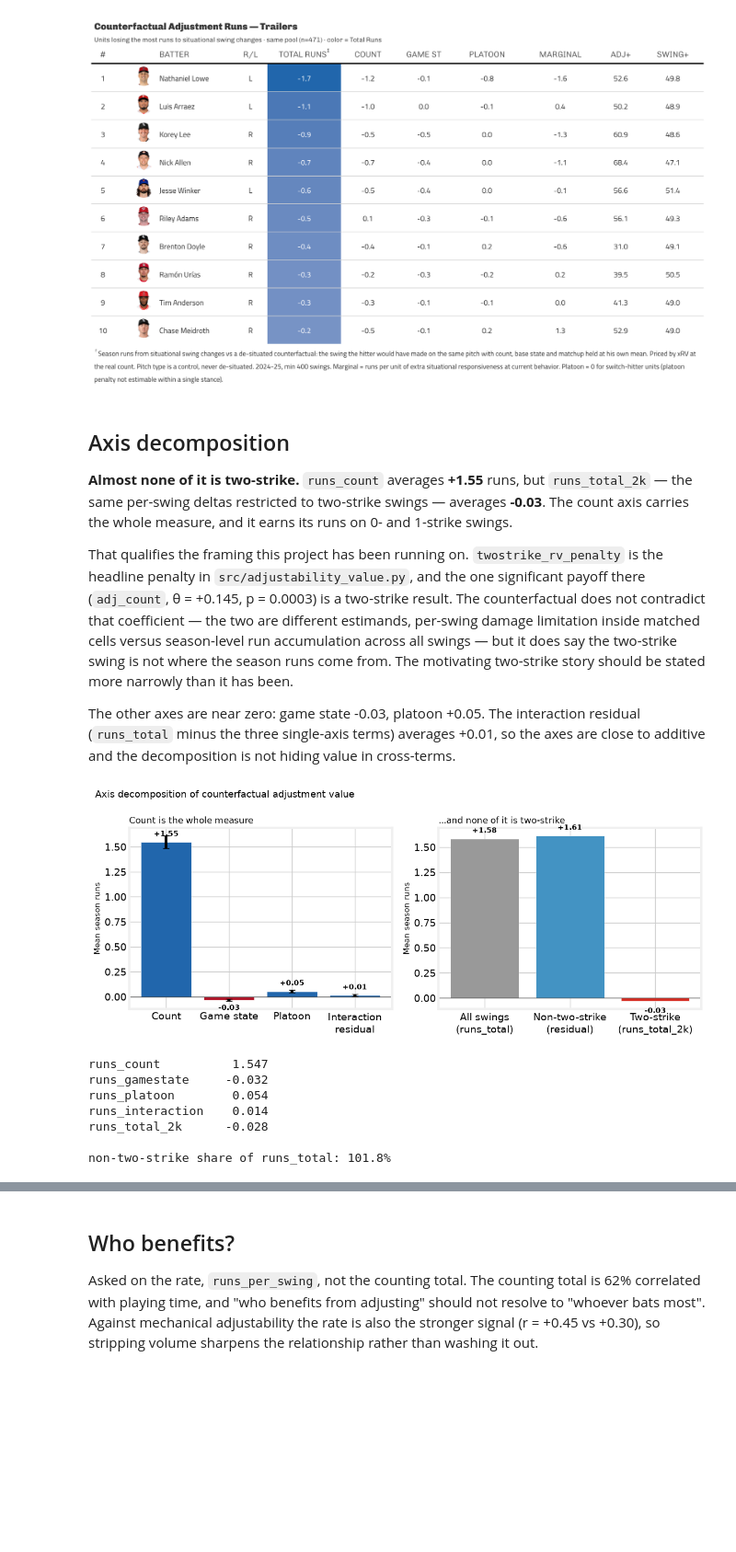
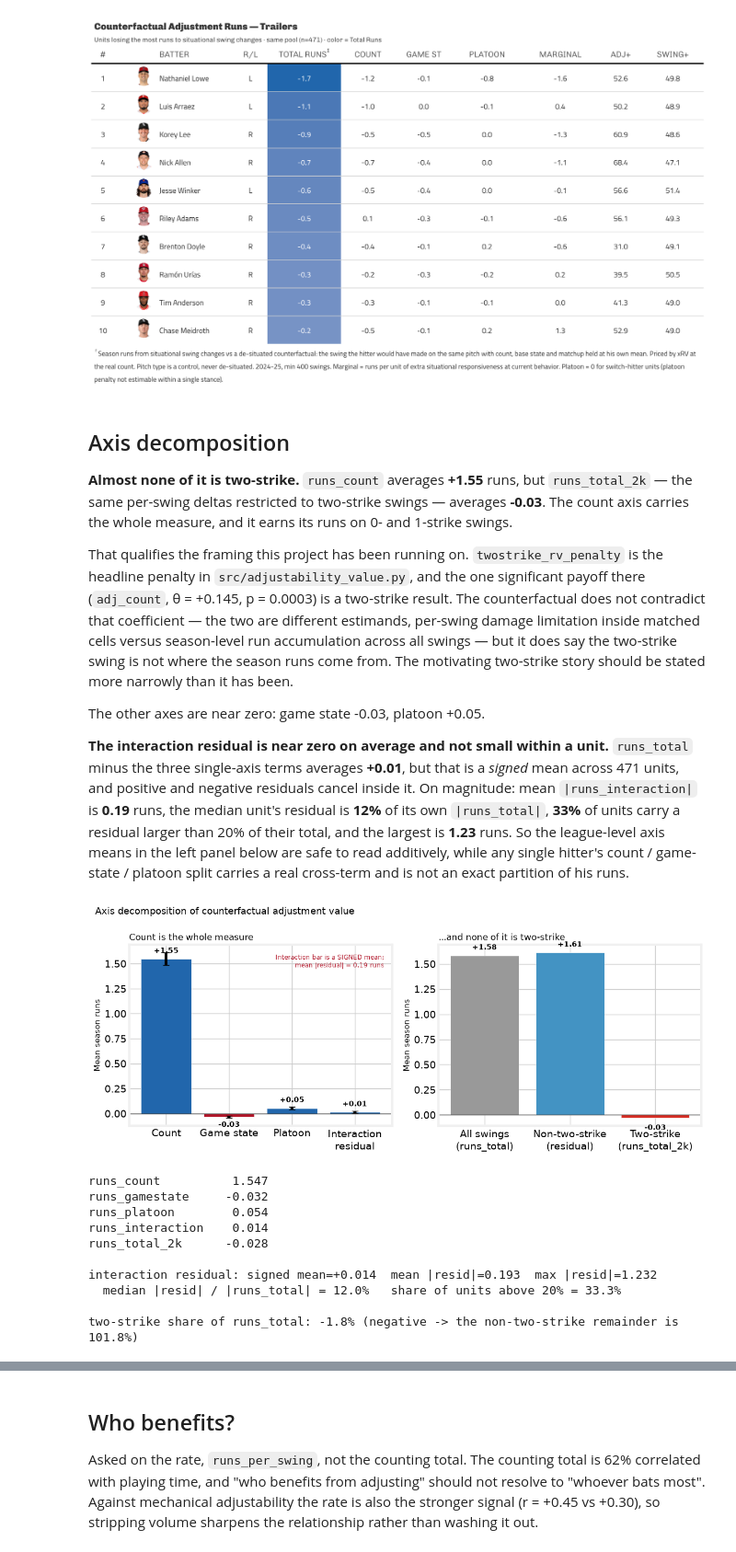
Before and after one commit to theoauyeung/swing_repetoire, a Jupyter notebook: src/optimal_adj_policy.ipynb, the cells around one changed output, grey strips where cells are left out. Shown at 92% size. Cells and saved outputs as stored; diff of their text form; code cells hidden in the pictures; blank space fills up the shorter version.

```diff
--- a/src/optimal_adj_policy.ipynb
+++ b/src/optimal_adj_policy.ipynb
@@ -133,9 +135,15 @@ versus season-level run accumulation across all swings — but it does say the t
 where the season runs come from. The motivating two-strike story should be stated more narrowly than
 it has been.
 
-The other axes are near zero: game state -0.03, platoon +0.05. The interaction residual
-(`runs_total` minus the three single-axis terms) averages +0.01, so the axes are close to additive
-and the decomposition is not hiding value in cross-terms.
+The other axes are near zero: game state -0.03, platoon +0.05.
+
+**The interaction residual is near zero on average and not small within a unit.** `runs_total` minus
+the three single-axis terms averages **+0.01**, but that is a *signed* mean across 471 units, and
+positive and negative residuals cancel inside it. On magnitude: mean `|runs_interaction|` is **0.19**
+runs, the median unit's residual is **12%** of its own `|runs_total|`, **33%** of units carry a
+residual larger than 20% of their total, and the largest is **1.23** runs. So the league-level axis
+means in the left panel below are safe to read additively, while any single hitter's count /
+game-state / platoon split carries a real cross-term and is not an exact partition of his runs.
 # %%
 # Left: the axis decomposition. Right: the same count axis split into its two-strike and
 # non-two-strike parts, which is where the two-strike framing breaks.
@@ -150,42 +158,61 @@ split_vals = [df['runs_total'].mean(), non_2k, two_k]
 split_labels = ['All swings\n(runs_total)', 'Non-two-strike\n(residual)', 'Two-strike\n(runs_total_2k)']
 split_colors = ['#999999', '#4393c3', '#d73027']
 
 with plt.style.context(FT):
     fig, (axL, axR) = plt.subplots(1, 2, figsize=(12, 5))
 
     colors = ['#2166ac' if m > 0 else '#b2182b' for m in means]
     axL.bar(AX_LABELS, means, yerr=ses, color=colors, edgecolor='white', capsize=4)
     axL.axhline(0, color='#444', lw=1)
     for i, m in enumerate(means):
         axL.text(i, m + (0.06 if m >= 0 else -0.10), f'{m:+.2f}',
                  ha='center', fontsize=10, fontweight='bold')
     axL.set_ylabel('Mean season runs', fontsize=11)
     axL.set_title('Count is the whole measure', fontsize=12, loc='left')
+    axL.text(0.97, 0.95,
+             f"Interaction bar is a SIGNED mean;\nmean |residual| = "
+             f"{df['runs_interaction'].abs().mean():.2f} runs",
+             transform=axL.transAxes, ha='right', va='top', fontsize=8.5, color='#b2182b')
 
     axR.bar(split_labels, split_vals, color=split_colors, edgecolor='white')
     axR.axhline(0, color='#444', lw=1)
     for i, v in enumerate(split_vals):
         axR.text(i, v + (0.06 if v >= 0 else -0.12), f'{v:+.2f}',
                  ha='center', fontsize=10, fontweight='bold')
     axR.set_ylabel('Mean season runs', fontsize=11)
     axR.set_title('...and none of it is two-strike', fontsize=12, loc='left')
 
     fig.suptitle('Axis decomposition of counterfactual adjustment value',
                  fontsize=13, x=0.02, ha='left')
     fig.tight_layout()
     plt.show()
 
 print(df[AX_COLS + ['runs_total_2k']].mean().round(3).to_string())
-print(f'\nnon-two-strike share of runs_total: {non_2k / df["runs_total"].mean():.1%}')
+
+# The interaction bar above is a signed mean and cancels. Magnitude is the honest read.
+resid = df['runs_interaction'].abs()
+ratio = resid / df['runs_total'].abs()
+print(f'\ninteraction residual: signed mean={df["runs_interaction"].mean():+.3f}  '
+      f'mean |resid|={resid.mean():.3f}  max |resid|={resid.max():.3f}')
+print(f'  median |resid| / |runs_total| = {ratio.median():.1%}   '
+      f'share of units above 20% = {(ratio > 0.20).mean():.1%}')
+
+# Two-strike share is NEGATIVE: runs_total_2k averages -0.03, so two-strike swings subtract from
+# the season total and the non-two-strike remainder necessarily exceeds 100% of it.
+print(f'\ntwo-strike share of runs_total: {two_k / df["runs_total"].mean():.1%} '
+      f'(negative -> the non-two-strike remainder is {non_2k / df["runs_total"].mean():.1%})')
 # %% [output]
-[figure, old version]
+[figure, new version]
 runs_count          1.547
 runs_gamestate     -0.032
 runs_platoon        0.054
 runs_interaction    0.014
 runs_total_2k      -0.028
 
-non-two-strike share of runs_total: 101.8%
+interaction residual: signed mean=+0.014  mean |resid|=0.193  max |resid|=1.232
+  median |resid| / |runs_total| = 12.0%   share of units above 20% = 33.3%
+
+two-strike share of runs_total: -1.8% (negative -> the non-two-strike remainder is 101.8%)
 # %% [markdown]
 ## Can we say how much to adjust?
 
```
Also changed, not shown: parts of 4 cells of this notebook, 1 other file.
